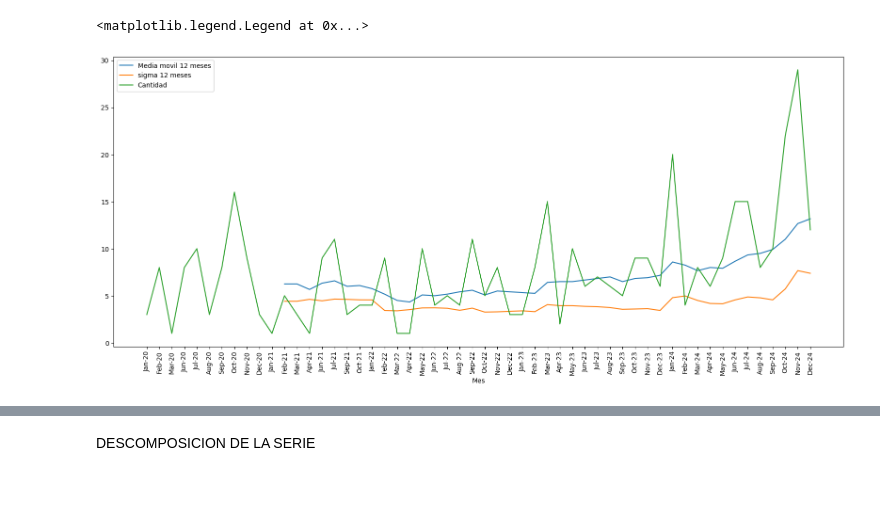
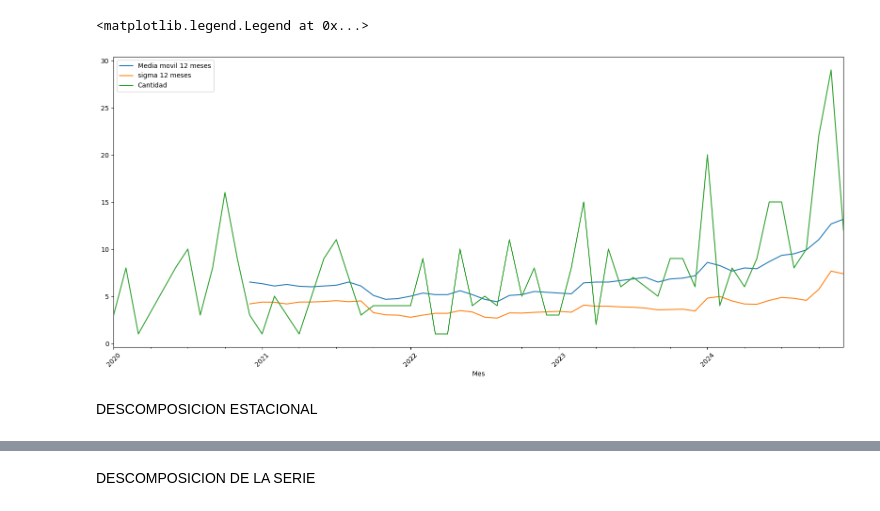
Before and after one commit to serway-hub/Proyecto_pronostico, a Jupyter notebook: pronosticos_pergolite.ipynb, the cells around one changed output, grey strips where cells are left out. Cells and saved outputs as stored; diff of their text form; code cells hidden in the pictures.

```diff
--- a/pronosticos_pergolite.ipynb
+++ b/pronosticos_pergolite.ipynb
@@ -64,14 +87,16 @@ Dec-24        12
 # %%
-serietiempo = base_analisis['Cantidad']
+serietiempo = base_analisis_pergolite['Cantidad']
 type(serietiempo)
 plt.figure(figsize=(20,8))
 serietiempo.rolling(12).mean().plot(label= 'Media movil 12 meses')
 serietiempo.rolling(12).std().plot(label= 'sigma 12 meses')
 serietiempo.plot()
-plt.xticks(rotation=90)  # Rotar los meses para que sean legibles
-plt.xticks(ticks=range(len(base_analisis.index)), labels=base_analisis.index)
+plt.xticks(rotation=45)  # Rotar los meses para que sean legibles
+#plt.xticks(ticks=range(len(base_analisis_pergolite.index)), labels=base_analisis_pergolite.index)
 
 plt.legend()
 # %% [output]
 <matplotlib.legend.Legend at 0x...>
-[figure, old version]
+[figure, new version]
+# %% [markdown]
+DESCOMPOSICION ESTACIONAL
```
Also changed, not shown: parts of 57 cells of this notebook, 40 other files.
